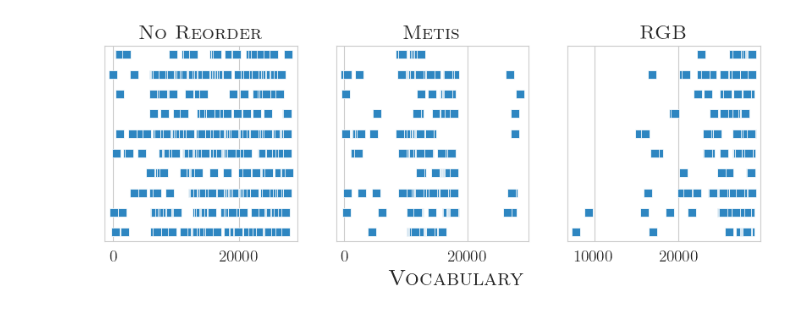
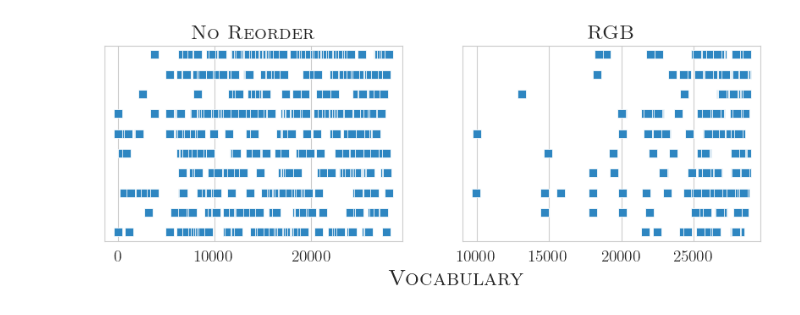
Before and after one commit to TusKANNy/seismic, a Jupyter notebook: scripts/PlotComponentDistribution.ipynb, the cells around one changed output. Cells and saved outputs as stored; diff of their text form; code cells hidden in the pictures.

```diff
--- a/scripts/PlotComponentDistribution.ipynb
+++ b/scripts/PlotComponentDistribution.ipynb
@@ -55,3 +76,5 @@ queries = read_sparse_vectors_from_binary_file(queries_path)
+# %%
+permutation = read_u16_slice_bincode("/home/cosimorulli/next_develop_seismic/seismic_private/cached_permutation_10063359830016043830")
 # %%
 import matplotlib.pyplot as plt
 
@@ -73,21 +96,21 @@ plt.rc('ytick', labelsize=MEDIUM_SIZE)
 plt.rc('legend', fontsize=MEDIUM_SIZE - 2)
 plt.rc('figure', titlesize=MEDIUM_SIZE)
 
-sns.set_style("whitegrid")
 
-n_cols = 3
-fig, (ax1, ax2, ax3) = plt.subplots(1, n_cols, sharey=True, figsize=(10, 3))
+
+n_cols = 2
+fig, (ax1, ax2) = plt.subplots(1, n_cols, sharey=True, figsize=(10, 3))
 
 ax1.set_yticks(np.arange(n_queries))
 ax1.set_title(r"\textsc{No Reorder}")
 #ax1.set_yticklabels([f"Q{i+1}" for i in np.arange(n_queries)])
 
-ax2.set_yticks([])
-ax2.set_title(r"\textsc{Metis}")
+# ax2.set_yticks([])
+# ax2.set_title(r"\textsc{Metis}")
 
 
-ax3.set_yticks([])
-ax3.set_title(r"\textsc{RGB}")
+ax2.set_yticks([])
+ax2.set_title(r"\textsc{RGB}")
 
 
 
@@ -95,48 +118,48 @@ colors = ["#2E86C1", "#28B463", "#F39C12", "#D35400", "#8E44AD"]
 sns.set_palette(colors)
 
 
-metis_permutation_path = "/home/cosimorulli/next_develop_seismic/seismic_private/_metis_8edf21a894a9745b.txt"
-metis_permutation = np.loadtxt(metis_permutation_path)
+#metis_permutation_path = "/home/cosimorulli/next_develop_seismic/seismic_private/_metis_8edf21a894a9745b.txt"
+#metis_permutation = np.loadtxt(metis_permutation_path)
 
 xs = []
 ys = []
 
 for i , idx in enumerate(queries_ids):
     query = queries[idx]
     components = list(query.keys())
     xs.extend(components)
     ys.extend([i] * len(components))
 sns.scatterplot(x=xs, y=ys, ax=ax1, marker="s", s=50)
 
 
 
-xs_perm = []
-ys_perm = []
-for i , idx in enumerate(queries_ids):
-    query = queries[idx]
-    components_perm = [metis_permutation[x] for x in list(query.keys())]
-    xs_perm.extend(components_perm)
-    ys_perm.extend([i] * len(components_perm))
-sns.scatterplot(x=xs_perm, y=ys_perm, ax=ax2, marker="s", s=50)
+# xs_perm = []
+# ys_perm = []
+# for i , idx in enumerate(queries_ids):
+#     query = queries[idx]
+#     components_perm = [metis_permutation[x] for x in list(query.keys())]
+#     xs_perm.extend(components_perm)
+#     ys_perm.extend([i] * len(components_perm))
+# sns.scatterplot(x=xs_perm, y=ys_perm, ax=ax2, marker="s", s=50)
 
 
-rgb_permutation_path = "/home/cosimorulli/next_develop_seismic/seismic_private/_graph_bisection_6f13c60c0609ee4f.txt"
-rgb_permutation = np.loadtxt(rgb_permutation_path)
+#rgb_permutation_path = "/home/cosimorulli/next_develop_seismic/seismic_private/_graph_bisection_6f13c60c0609ee4f.txt"
+#rgb_permutation = np.loadtxt(rgb_permutation_path)
 
 xs_perm_rgb = []
 ys_perm_rgb = []
 for i , idx in enumerate(queries_ids):
     query = queries[idx]
-    components_perm_rgb = [rgb_permutation[x] for x in list(query.keys())]
+    components_perm_rgb = [permutation[x] for x in list(query.keys())]
     xs_perm_rgb.extend(components_perm_rgb)
     ys_perm_rgb.extend([i] * len(components_perm_rgb))
-sns.scatterplot(x=xs_perm_rgb, y=ys_perm_rgb, ax=ax3, marker="s", s=50)
+sns.scatterplot(x=xs_perm_rgb, y=ys_perm_rgb, ax=ax2, marker="s", s=50)
 
 fig.text(x=0.54, y=-0.06, s=r"\textsc{Vocabulary}", ha='center')
 
 plt.savefig("query_reordering.pdf", dpi=300, bbox_inches="tight")
 # %% [output]
-[figure, old version]
+[figure, new version]
 # %%
 components = np.array(components)
 # %%
```
Also changed, not shown: parts of 30 cells of this notebook, 21 other files.
